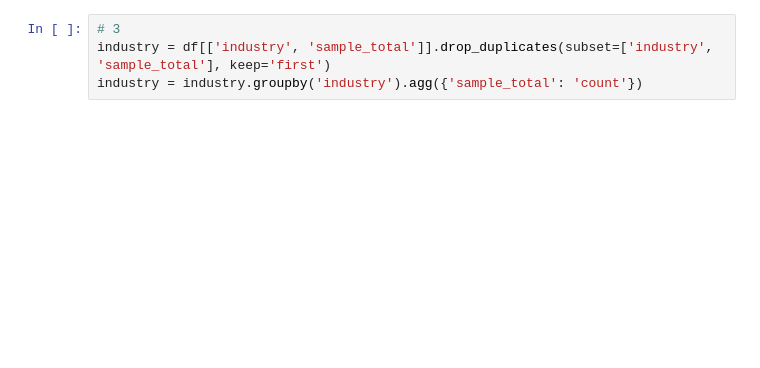
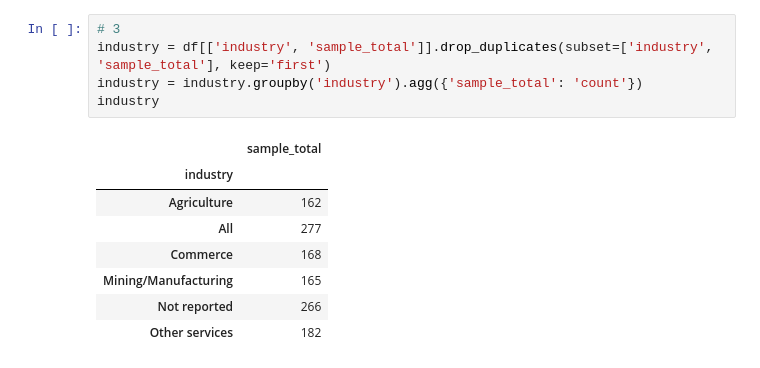
Before and after one commit to asrospie/covid_housing_eda, a Jupyter notebook: DSE_6000_Final_Project.ipynb, the cells around one changed output. Cells and saved outputs as stored; diff of their text form; blank space fills up the shorter version.

```diff
--- a/DSE_6000_Final_Project.ipynb
+++ b/DSE_6000_Final_Project.ipynb
@@ -29,7 +38,17 @@ income = income.groupby('income_group').agg({'sample_total': 'count'}).reset_ind
 # %%
 # 3
 industry = df[['industry', 'sample_total']].drop_duplicates(subset=['industry', 'sample_total'], keep='first')
 industry = industry.groupby('industry').agg({'sample_total': 'count'})
+industry
+# %% [output]
+|  | sample_total |
+| industry |  |
+| Agriculture | 162 |
+| All | 277 |
+| Commerce | 168 |
+| Mining/Manufacturing | 165 |
+| Not reported | 266 |
+| Other services | 182 |
 # %%
 # 4
 coping = df[df['indicator_topic'] == 'Coping']
```
Also changed, not shown: parts of 34 cells of this notebook, 1 other file.
